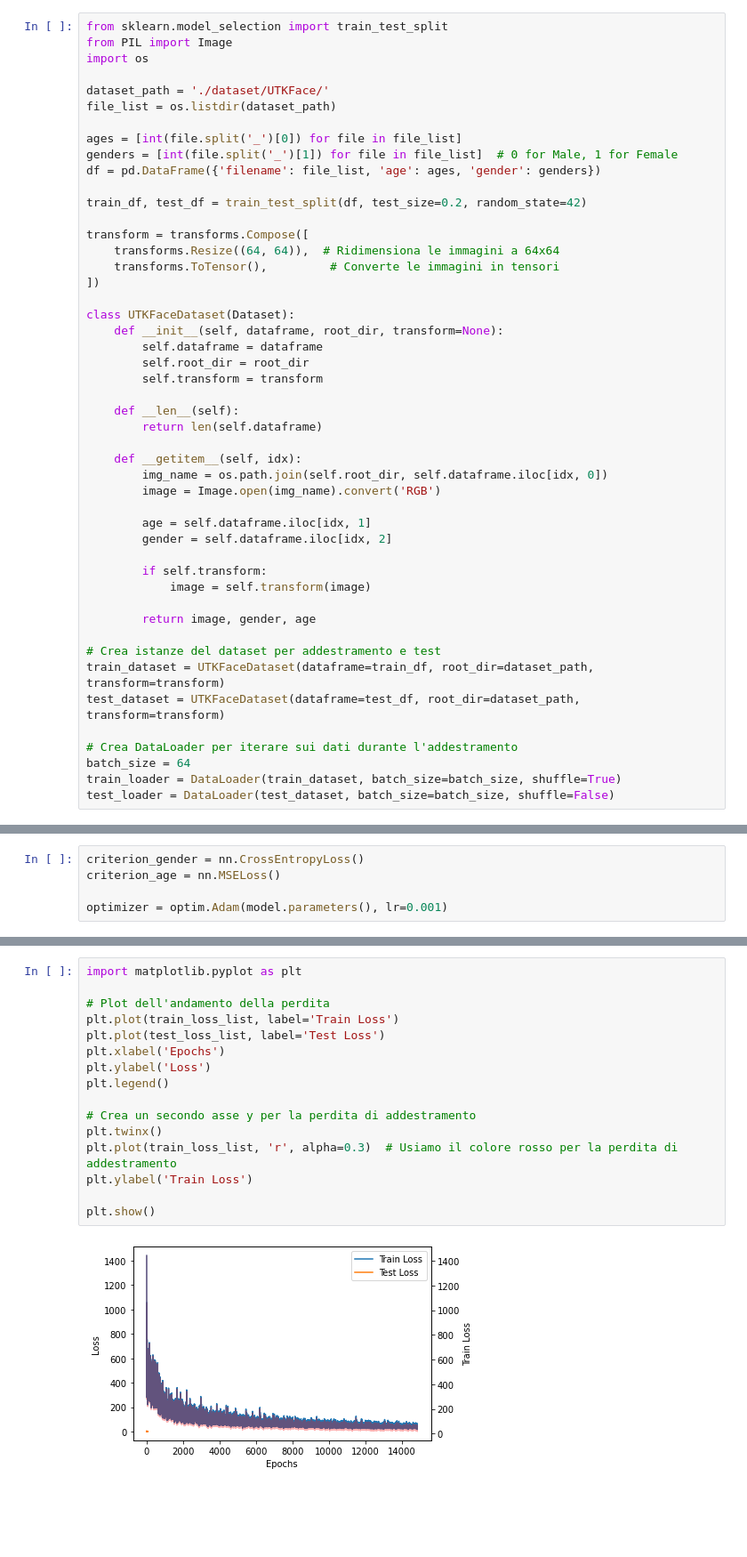
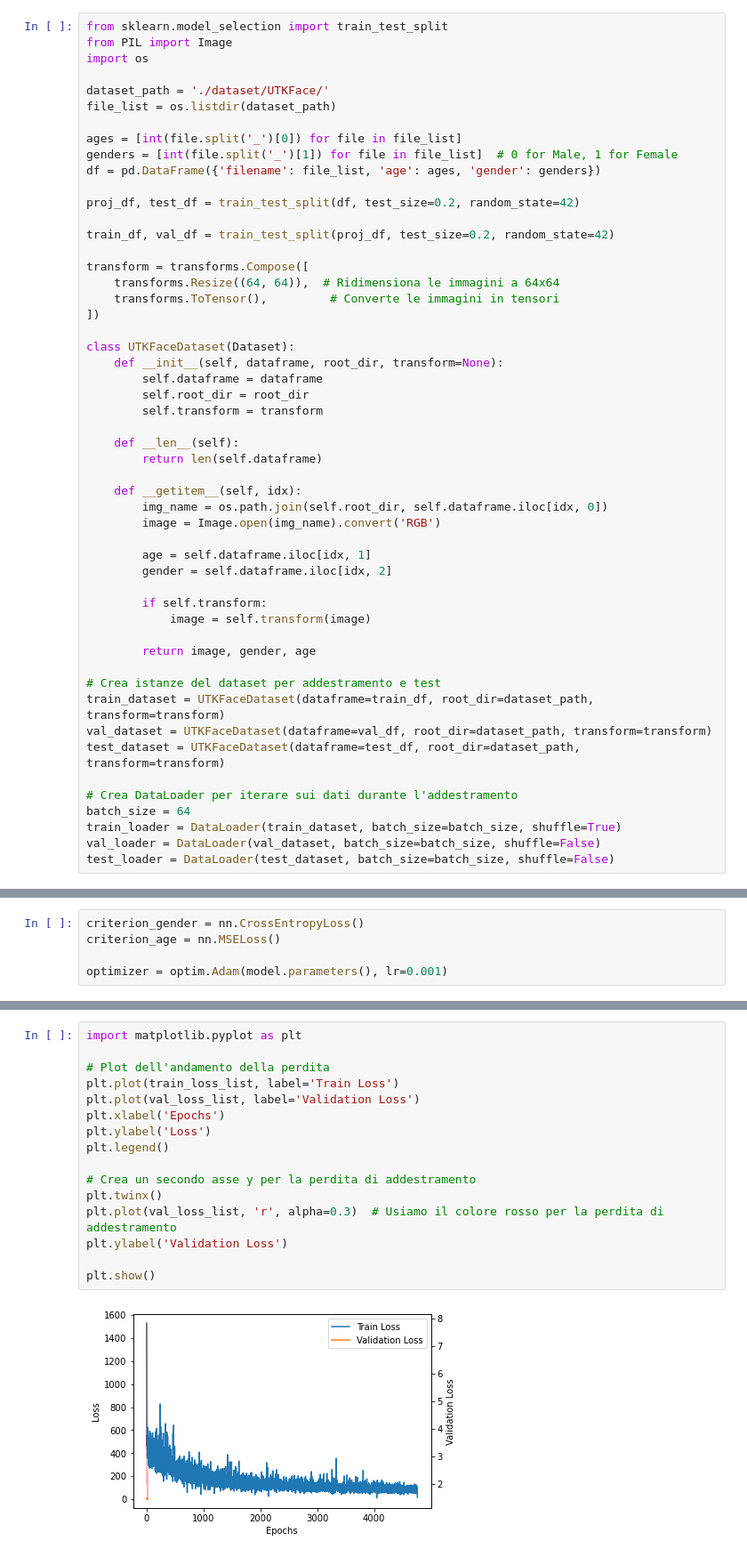
Before and after one commit to plspeziali/AgeGender-CNN, a Jupyter notebook: Notebook/AgeGender-Single.ipynb, the cells around one changed output, grey strips where cells are left out. Shown at 89% size. Cells and saved outputs as stored; diff of their text form; blank space fills up the shorter version.

Commit message:
Created validation and test set

```diff
--- a/Notebook/AgeGender-Single.ipynb
+++ b/Notebook/AgeGender-Single.ipynb
@@ -16,7 +16,9 @@ ages = [int(file.split('_')[0]) for file in file_list]
 genders = [int(file.split('_')[1]) for file in file_list]  # 0 for Male, 1 for Female
 df = pd.DataFrame({'filename': file_list, 'age': ages, 'gender': genders})
 
-train_df, test_df = train_test_split(df, test_size=0.2, random_state=42)
+proj_df, test_df = train_test_split(df, test_size=0.2, random_state=42)
+
+train_df, val_df = train_test_split(proj_df, test_size=0.2, random_state=42)
 
 transform = transforms.Compose([
     transforms.Resize((64, 64)),  # Ridimensiona le immagini a 64x64
@@ -46,11 +48,13 @@ class UTKFaceDataset(Dataset):
 
 # Crea istanze del dataset per addestramento e test
 train_dataset = UTKFaceDataset(dataframe=train_df, root_dir=dataset_path, transform=transform)
+val_dataset = UTKFaceDataset(dataframe=val_df, root_dir=dataset_path, transform=transform)
 test_dataset = UTKFaceDataset(dataframe=test_df, root_dir=dataset_path, transform=transform)
 
 # Crea DataLoader per iterare sui dati durante l'addestramento
 batch_size = 64
 train_loader = DataLoader(train_dataset, batch_size=batch_size, shuffle=True)
+val_loader = DataLoader(val_dataset, batch_size=batch_size, shuffle=False)
 test_loader = DataLoader(test_dataset, batch_size=batch_size, shuffle=False)
 # %%
 import torch
@@ -270,21 +274,21 @@ Epoch [50/50], Train Gender Accuracy: 0.8621, Test Gender Accuracy: 0.8524, Trai
 # %%
 import matplotlib.pyplot as plt
 
 # Plot dell'andamento della perdita
 plt.plot(train_loss_list, label='Train Loss')
-plt.plot(test_loss_list, label='Test Loss')
+plt.plot(val_loss_list, label='Validation Loss')
 plt.xlabel('Epochs')
 plt.ylabel('Loss')
 plt.legend()
 
 # Crea un secondo asse y per la perdita di addestramento
 plt.twinx()
-plt.plot(train_loss_list, 'r', alpha=0.3)  # Usiamo il colore rosso per la perdita di addestramento
-plt.ylabel('Train Loss')
+plt.plot(val_loss_list, 'r', alpha=0.3)  # Usiamo il colore rosso per la perdita di addestramento
+plt.ylabel('Validation Loss')
 
 plt.show()
 # %% [output]
-[figure, old version]
+[figure, new version]
 # %%
 # Plot dell'andamento dell'accuratezza
 plt.figure(figsize=(12, 8))
```
Also changed, not shown: parts of 5 cells of this notebook.
